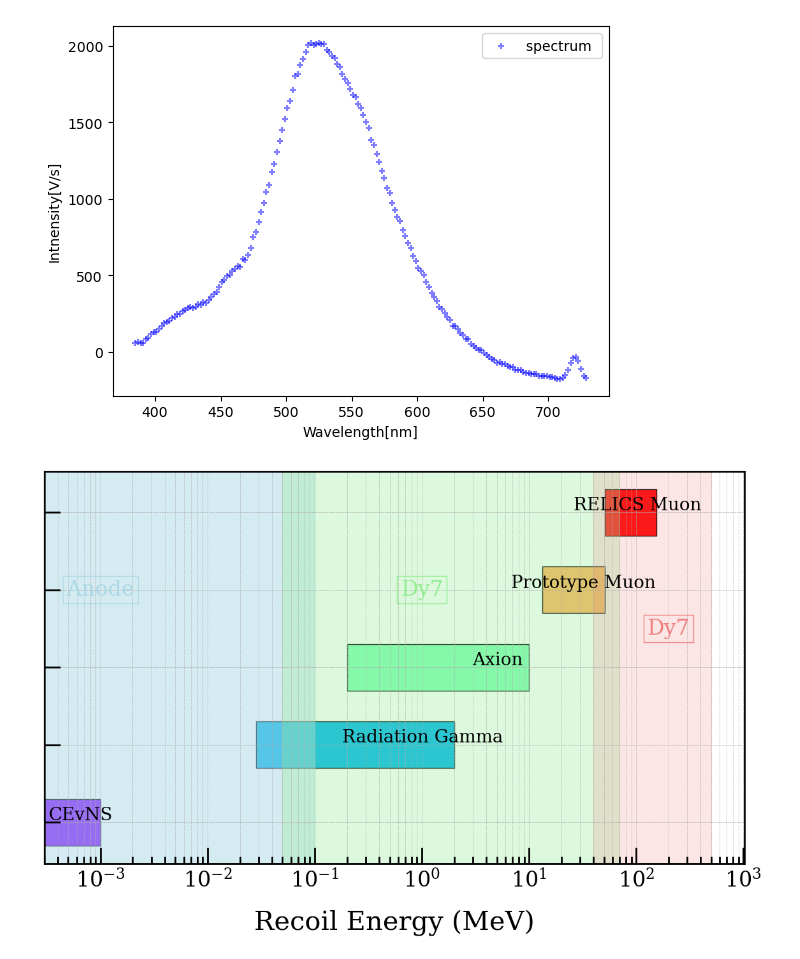
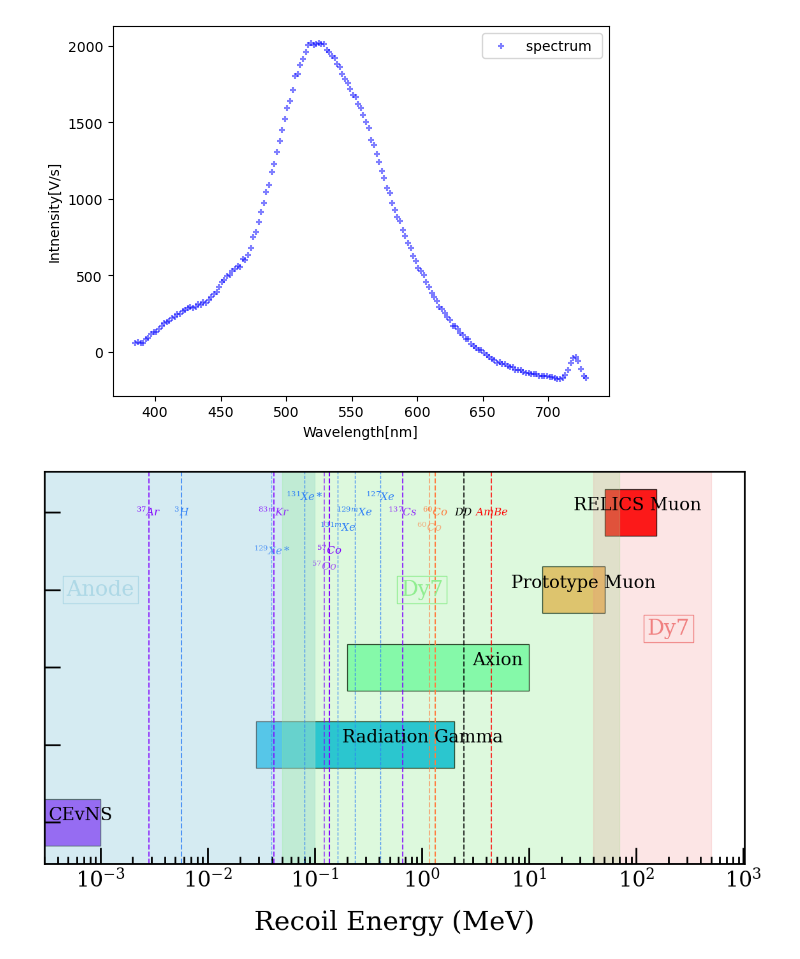
Before and after one commit to Westlake-University-Lsc-lab/ProcessLocalData, a Jupyter notebook: decay.ipynb, the cells around one changed output. Saved outputs shown, nothing was run; the diff lists cells and outputs as text; code cells hidden in the pictures.

Commit message:
plots the physical signals with the function of recoil energy and related readout range

```diff
--- a/decay.ipynb
+++ b/decay.ipynb
@@ -614,6 +614,7 @@ import numpy as np
 import constant
 from matplotlib import cm
 cmap = plt.cm.rainbow(np.linspace(0, 1, 5))
+cmp = plt.cm.rainbow(np.linspace(0, 1, 7))
 plt.rcParams.update(constant.params)
 
 signals = ['CEvNS','Radiation Gamma', 'Axion', 'Prototype Muon', 'RELICS Muon']  # 纵坐标标签
@@ -631,32 +632,81 @@ for i, signal in enumerate(signals):
     ax.text((energy_ranges[i][0] + energy_ranges[i][1])/2 , i+0.2 ,
             signals[i],
             ha='center', va='top', fontsize=20, color='Black')
 #
 ax.set_yticks(np.arange(len(signals)))
 ax.set_yticklabels('')
 ax.set_xlabel('Recoil Energy (MeV)')
 ax.set_xscale('log')
-ax.grid(True, which="both", ls="--", linewidth=0.5)
+# ax.grid(True, which="both", ls="--", linewidth=0.5)
 
 ax.axvspan(0.0003, 0.1, color='lightblue', alpha=0.5, label='Anode')
 ax.text(0.001, 3, 'Anode', fontsize=24, color='lightblue', ha='center', va='center', bbox=dict(facecolor='NONE', edgecolor='lightblue', alpha=1))
 ax.axvspan(0.05, 70, color='lightgreen', alpha=0.3, label='Dy7')
 ax.text(1, 3, 'Dy7', fontsize=24, color='lightgreen', ha='center', va='center', bbox=dict(facecolor='NONE', edgecolor='lightgreen', alpha=1))
 ax.axvspan(40, 500, color='lightcoral', alpha=0.2, label='Dy5')
 ax.text(200, 2.5, 'Dy7', fontsize=24, color='lightcoral', ha='center', va='center', bbox=dict(facecolor='NONE', edgecolor='lightcoral', alpha=1))
+'''
+Xe isotope sources:
+'''
+ax.axvline(0.164, color=cmp[1],alpha=0.8, linestyle='--', linewidth=1, label='$^{131m}Xe$')
+ax.text(0.164, 3.8, '$^{131m}Xe$', fontsize=12, color=cmp[1], ha='center', va='center')
+ax.axvline(0.2362, color=cmp[1],alpha=0.8, linestyle='--', linewidth=1, label='$^{129m}Xe$')
+ax.text(0.2362, 4., '$^{129m}Xe$', fontsize=12, color=cmp[1], ha='center', va='center')
 
+ax.axvline(0.0396, color=cmp[1],alpha=0.6, linestyle='--', linewidth=1, label='$^{129}Xe*$')
+ax.text(0.0396, 3.5, '$^{129}Xe*$', fontsize=12, color=cmp[1], alpha=0.8, ha='center', va='center')
+ax.axvline(0.0802, color=cmp[1],alpha=0.8, linestyle='--', linewidth=1, label='$^{131}Xe*$')
+ax.text(0.0802, 4.2, '$^{131}Xe*$', fontsize=12, color=cmp[1], ha='center', va='center')
+'''
+ax.axvline(0.203, color='black',alpha=0.8, linestyle='--', label='$^{127}Xe$')
+ax.text(0.203, 4., '$^{127}Xe$', fontsize=15, color='black', ha='center', va='center')
+ax.axvline(0.375, color='black',alpha=0.8, linestyle='--', label='$^{127}Xe$')
+ax.text(0.375, 4., '$^{127}Xe$', fontsize=15, color='black', ha='center', va='center')
+'''
+ax.axvline(0.408, color=cmp[1],alpha=0.8, linestyle='--', linewidth=1, label='$^{127}Xe$')
+ax.text(0.408, 4.2, '$^{127}Xe$', fontsize=12, color=cmp[1], ha='center', va='center')
+'''
+other sources:
+'''
+ax.axvline(0.0415, color=cmp[0],alpha=0.8, linestyle='--', linewidth=1.5, label='$^{83m}Kr$')
+ax.text(0.0415, 4., '$^{83m}Kr$', fontsize=12, color=cmp[0], alpha=0.8, ha='center', va='center')
+ax.axvline(0.662, color=cmp[0],alpha=0.8, linestyle='--', linewidth=1.5, label='$^{137}}Cs$')
+ax.text(0.662, 4., '$^{137}Cs$', fontsize=12, color=cmp[0], alpha=0.8, ha='center', va='center')
+
+ax.axvline(0.12206, color=cmp[0],alpha=0.6, linestyle='--', linewidth=1.5, label='$^{57}Co$')
+ax.text(0.12206, 3.3, '$^{57}Co$', fontsize=12, color=cmp[0], alpha=0.6, ha='center', va='center')
+ax.axvline(0.13647, color=cmp[0],alpha=1, linestyle='--', linewidth=1.5, label='$^{57}Co$')
+ax.text(0.13647, 3.5, '$^{57}Co$', fontsize=12, color=cmp[0], alpha=1, ha='center', va='center')
+
+ax.axvline(1.173, color=cmp[5], alpha=0.6, linestyle='--', linewidth=1.5, label='$^{60}Co$')
+ax.text(1.173, 3.8, '$^{60}Co$', fontsize=12, color=cmp[5], alpha=0.6, ha='center', va='center')
+ax.axvline(1.332, color=cmp[5],alpha=1, linestyle='--', linewidth=1.5, label='$^{60}Co$')
+ax.text(1.332, 4., '$^{60}Co$', fontsize=12, color=cmp[5], alpha=1, ha='center', va='center')
+
+
+ax.axvline(2.45, color='black',alpha=0.8, linestyle='--', linewidth=1.5, label='$DD$')
+ax.text(2.45, 4., '$DD$', fontsize=12, color='black', ha='center', va='center')
+
+ax.axvline(4.43, color=cmp[6],alpha=0.8, linestyle='--',  linewidth=1.5  ,label='$Ambe$')
+ax.text(4.43, 4., '$AmBe$', fontsize=12, color=cmp[6], ha='center', va='center')
+
+ax.axvline(0.0057, color=cmp[1],alpha=0.8, linestyle='--',  linewidth=1.5  ,label='$^{3}H$')
+ax.text(0.0057, 4., '$^{3}H$', fontsize=12, color=cmp[1], ha='center', va='center')
+
+ax.axvline(0.00282, color=cmp[0],alpha=0.8, linestyle='--',  linewidth=1.5  ,label='$^{37}Ar$')
+ax.text(0.00282, 4., '$^{37}Ar$', fontsize=12, color=cmp[0], ha='center', va='center')
 
 '''
 ax_top = ax.twiny()
 ax_top.set_xscale('log')
 ax_top.set_xlim(ax.get_xlim())
 ax_top.set_xticks([x[0] for x in energy_ranges])  # 只设置每个区间的起点
 ax_top.set_xticklabels(pmt_ranges, rotation=0, ha='left')
 # ax_top.set_xlabel('Dynamic Readout Range', labelpad=15)
 '''
 # plt.title('Dynamic Readout Range for Various Signals')
 plt.savefig(r'./figs/signal_ranges.png',dpi=300)
 plt.tight_layout()
 plt.show()
 # %% [output]
-[figure, old version]
+[figure, new version]
```
